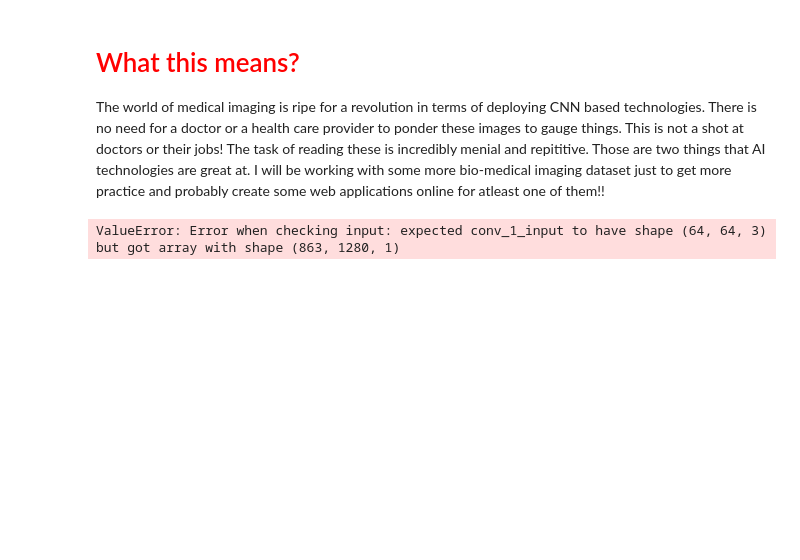
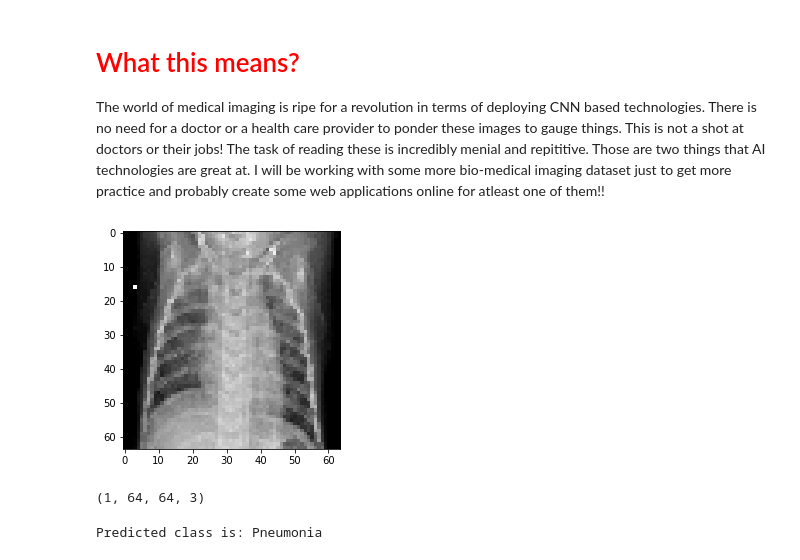
Before and after one commit to HaaaToka/Pneumonia-Detection-From-Chest-X-Ray-Images, a Jupyter notebook: okan/CNN-Pneumonia-Detection.ipynb, the cells around one changed output. Drawn from its saved outputs; the diff is of its cells as text; code cells hidden in the pictures; blank space fills up the shorter version.

```diff
--- a/okan/CNN-Pneumonia-Detection.ipynb
+++ b/okan/CNN-Pneumonia-Detection.ipynb
@@ -322,15 +311,27 @@ plt.show()
 # %% [markdown]
 # <font color='red'> What this means? </font>
 The world of medical imaging is ripe for a revolution in terms of deploying CNN based technologies. There is no need for a doctor or a health care provider to ponder these images to gauge things. This is not a shot at doctors or their jobs! The task of reading these is incredibly menial and repititive. Those are two things that AI technologies are great at. I will be working with some more bio-medical imaging dataset just to get more practice and probably create some web applications online for atleast one of them!!
+# %%
+import random
+img_path = test_p+os.listdir(test_p)[random.randint(0,len(os.listdir(test_p)))]
+img = image.load_img(img_path, target_size=(64, 64))
+img_tensor = image.img_to_array(img)
+img_tensor = np.expand_dims(img_tensor, axis=0)
+img_tensor /= 255.
+plt.imshow(img_tensor[0])
+plt.show()
+print(img_tensor.shape)
+# %% [output]
+[figure, added]
+(1, 64, 64, 3)
 # %%
-# predicting images
 x = image.img_to_array(img)
 x = np.expand_dims(x, axis=0)
 images = np.vstack([x])
 classes = cnn.predict_classes(images, batch_size=10)
-print("Predicted class is:",classes)
+print("Predicted class is:","Normal" if classes[0] else "Pneumonia")
 # %% [output]
-ValueError: Error when checking input: expected conv_1_input to have shape (64, 64, 3) but got array with shape (863, 1280, 1)
+Predicted class is: Pneumonia
 # %%
 layer_outputs = [layer.output for layer in cnn.layers[:12]]
 # Extracts the outputs of the top 12 layers
```
Also changed, not shown: parts of 11 cells of this notebook, 2 other files.
